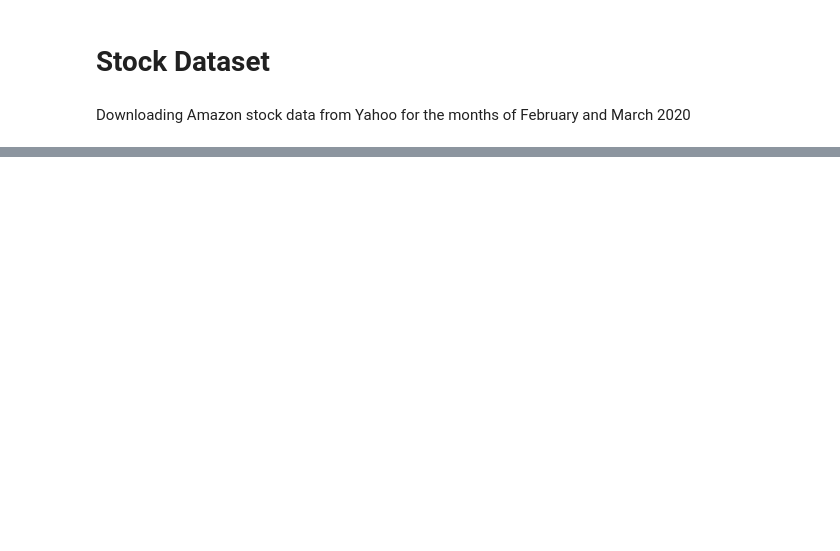
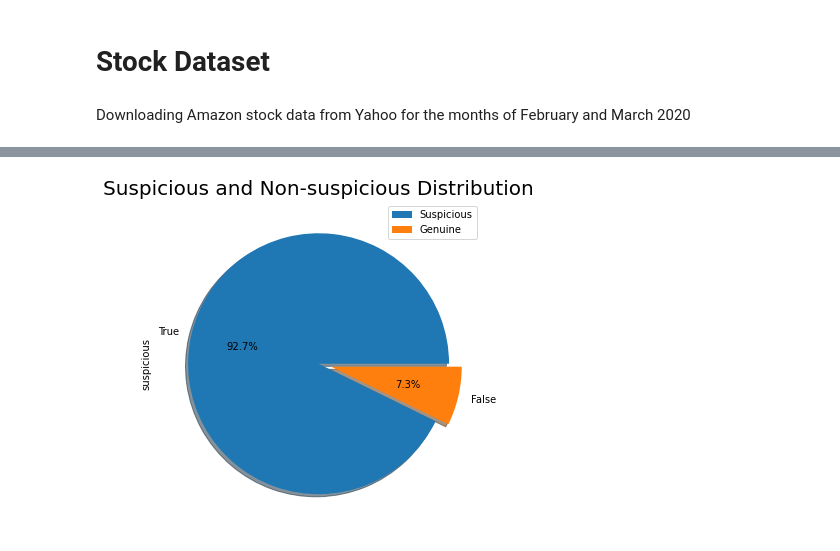
Before and after one commit to amit2020cs/Data-Engineer-Test, a Jupyter notebook: Market Abuse Detection.ipynb, the cells around one changed output, grey strips where cells are left out. Saved outputs shown, nothing was run; the diff lists cells and outputs as text; code cells hidden in the pictures; blank space fills up the shorter version.

```diff
--- a/Market Abuse Detection.ipynb
+++ b/Market Abuse Detection.ipynb
@@ -322,0 +421,8 @@ FileNotFoundError: [Errno 2] File stock_data.csv does not exist: 'stock_data.csv
+# %%
+'''
+Merge the trader dataset and stock dataset based on the key, trading date and stock date.
+Use keys from the trader dataset only, as on same date many traders can trade.
+'''
+
+merge_data = pd.merge(traders_data, stock_data, how='left', left_on='tradeDate', right_on='Date',
+                      left_index=True, right_index=False)
@@ -322,0 +478,2 @@ FileNotFoundError: [Errno 2] File stock_data.csv does not exist: 'stock_data.csv
+# %%
+merge_data = find_fraud_trader(merge_data)
@@ -322,0 +506,11 @@ FileNotFoundError: [Errno 2] File stock_data.csv does not exist: 'stock_data.csv
+# %%
+# Rearrange and select necessary columns
+data_label = merge_data[['tradeDate','countryCode', 'firstName', 'lastName', 'traderId', 'stockSymbol',
+        'tradeId', 'price', 'volume', 'High', 'Low', 'Open', 'Close', 'Adj Close','suspicious']]
+# %%
+# Rename columns to more appropriate
+data_label.rename(columns={'price': 'tradePrice','volume': 'tradeVolume',
+                           'high': 'stockHighPrice','low': 'stockLowPrice',
+                           'open': 'stockOpenPrice','close': 'stockClosePrice',
+                           'adj close': 'stockAdjClosePrice'}, inplace=True)
+data_label.shape
@@ -322,0 +557,11 @@ FileNotFoundError: [Errno 2] File stock_data.csv does not exist: 'stock_data.csv
+# %%
+
+
+# Plot Pie chart for suspicious vs genue trading distribution
+data_label["suspicious"].value_counts().plot(kind = 'pie',explode=[0, 0.1],figsize=(6, 6),
+                                             autopct='%1.1f%%',shadow=True)
+plt.title("Suspicious and Non-suspicious Distribution",fontsize=20)
+plt.legend(["Suspicious", "Genuine"])
+plt.show()
+# %% [output]
+[figure, added]
```
Also changed, not shown: parts of 47 cells of this notebook, 4 other files.
